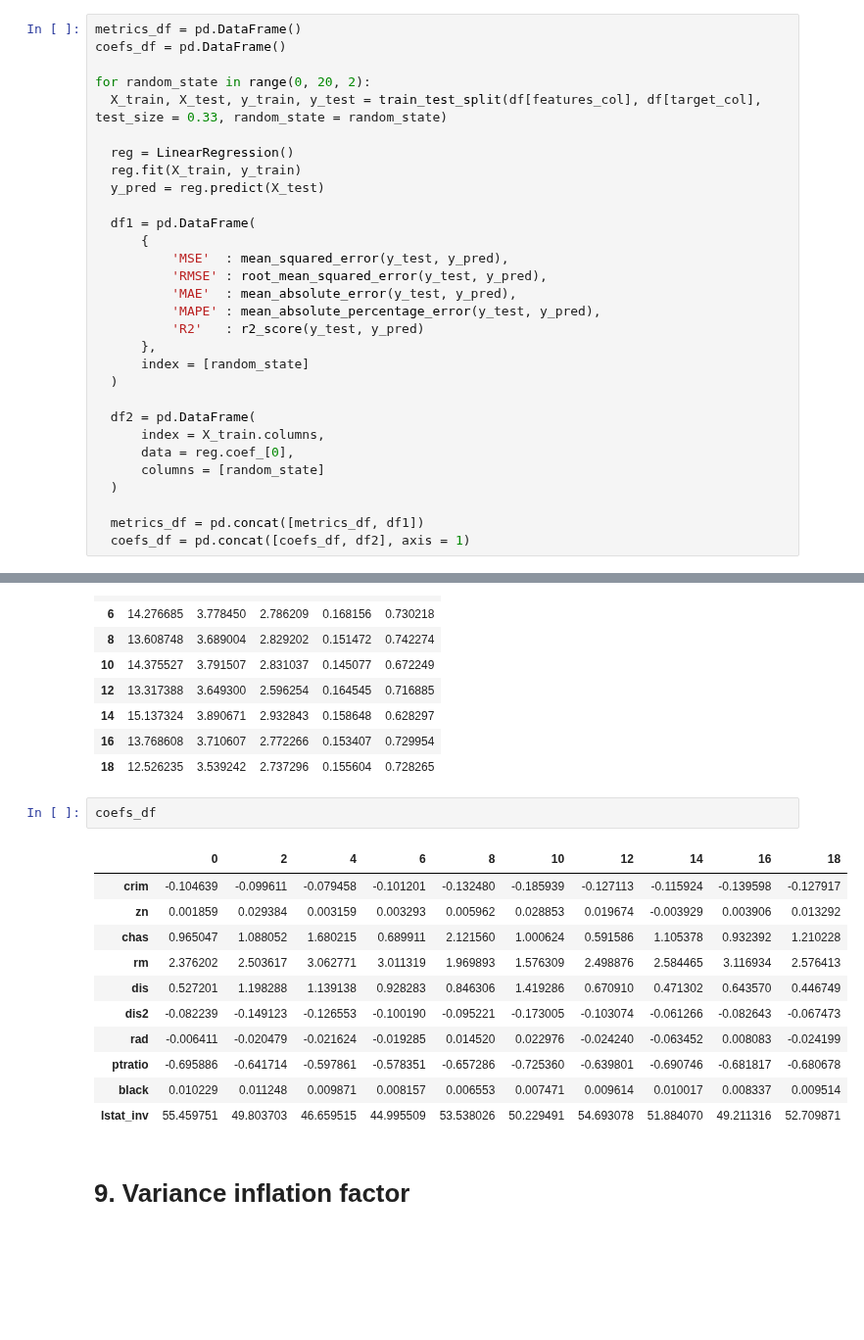
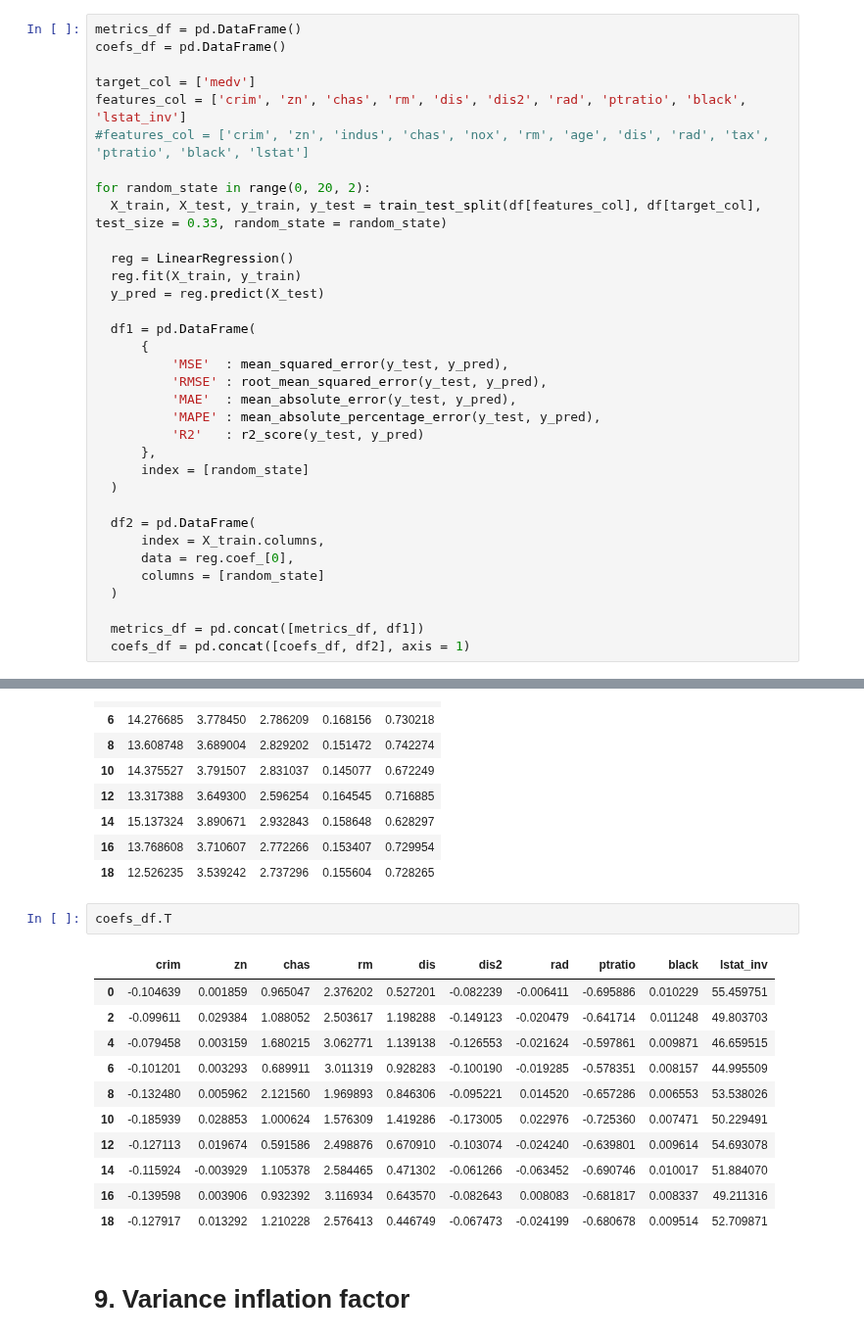
Before and after one commit to tea4erman/Innopolis-2026, a Jupyter notebook: Python/Innopolis_2026_AI_Architect_3_1_3_Polynomial_Regression.ipynb, the cells around one changed output, grey strips where cells are left out. Shown at 98% size. Saved outputs shown, nothing was run; the diff lists cells and outputs as text; blank space fills up the shorter version.

```diff
--- a/Python/Innopolis_2026_AI_Architect_3_1_3_Polynomial_Regression.ipynb
+++ b/Python/Innopolis_2026_AI_Architect_3_1_3_Polynomial_Regression.ipynb
@@ -331,6 +333,10 @@ R2:  0.7384579291351882
 # %%
 metrics_df = pd.DataFrame()
 coefs_df = pd.DataFrame()
+
+target_col = ['medv']
+features_col = ['crim', 'zn', 'chas', 'rm', 'dis', 'dis2', 'rad', 'ptratio', 'black', 'lstat_inv']
+#features_col = ['crim', 'zn', 'indus', 'chas', 'nox', 'rm', 'age', 'dis', 'rad', 'tax', 'ptratio', 'black', 'lstat']
 
 for random_state in range(0, 20, 2):
   X_train, X_test, y_train, y_test = train_test_split(df[features_col], df[target_col], test_size = 0.33, random_state = random_state)
@@ -373,19 +379,19 @@ metrics_df
 | 16 | 13.768608 | 3.710607 | 2.772266 | 0.153407 | 0.729954 |
 | 18 | 12.526235 | 3.539242 | 2.737296 | 0.155604 | 0.728265 |
 # %%
-coefs_df
+coefs_df.T
 # %% [output]
-|  | 0 | 2 | 4 | 6 | 8 | 10 | 12 | 14 | 16 | 18 |
-| crim | -0.104639 | -0.099611 | -0.079458 | -0.101201 | -0.132480 | -0.185939 | -0.127113 | -0.115924 | -0.139598 | -0.127917 |
-| zn | 0.001859 | 0.029384 | 0.003159 | 0.003293 | 0.005962 | 0.028853 | 0.019674 | -0.003929 | 0.003906 | 0.013292 |
-| chas | 0.965047 | 1.088052 | 1.680215 | 0.689911 | 2.121560 | 1.000624 | 0.591586 | 1.105378 | 0.932392 | 1.210228 |
-| rm | 2.376202 | 2.503617 | 3.062771 | 3.011319 | 1.969893 | 1.576309 | 2.498876 | 2.584465 | 3.116934 | 2.576413 |
-| dis | 0.527201 | 1.198288 | 1.139138 | 0.928283 | 0.846306 | 1.419286 | 0.670910 | 0.471302 | 0.643570 | 0.446749 |
-| dis2 | -0.082239 | -0.149123 | -0.126553 | -0.100190 | -0.095221 | -0.173005 | -0.103074 | -0.061266 | -0.082643 | -0.067473 |
-| rad | -0.006411 | -0.020479 | -0.021624 | -0.019285 | 0.014520 | 0.022976 | -0.024240 | -0.063452 | 0.008083 | -0.024199 |
-| ptratio | -0.695886 | -0.641714 | -0.597861 | -0.578351 | -0.657286 | -0.725360 | -0.639801 | -0.690746 | -0.681817 | -0.680678 |
-| black | 0.010229 | 0.011248 | 0.009871 | 0.008157 | 0.006553 | 0.007471 | 0.009614 | 0.010017 | 0.008337 | 0.009514 |
-| lstat_inv | 55.459751 | 49.803703 | 46.659515 | 44.995509 | 53.538026 | 50.229491 | 54.693078 | 51.884070 | 49.211316 | 52.709871 |
+|  | crim | zn | chas | rm | dis | dis2 | rad | ptratio | black | lstat_inv |
+| 0 | -0.104639 | 0.001859 | 0.965047 | 2.376202 | 0.527201 | -0.082239 | -0.006411 | -0.695886 | 0.010229 | 55.459751 |
+| 2 | -0.099611 | 0.029384 | 1.088052 | 2.503617 | 1.198288 | -0.149123 | -0.020479 | -0.641714 | 0.011248 | 49.803703 |
+| 4 | -0.079458 | 0.003159 | 1.680215 | 3.062771 | 1.139138 | -0.126553 | -0.021624 | -0.597861 | 0.009871 | 46.659515 |
+| 6 | -0.101201 | 0.003293 | 0.689911 | 3.011319 | 0.928283 | -0.100190 | -0.019285 | -0.578351 | 0.008157 | 44.995509 |
+| 8 | -0.132480 | 0.005962 | 2.121560 | 1.969893 | 0.846306 | -0.095221 | 0.014520 | -0.657286 | 0.006553 | 53.538026 |
+| 10 | -0.185939 | 0.028853 | 1.000624 | 1.576309 | 1.419286 | -0.173005 | 0.022976 | -0.725360 | 0.007471 | 50.229491 |
+| 12 | -0.127113 | 0.019674 | 0.591586 | 2.498876 | 0.670910 | -0.103074 | -0.024240 | -0.639801 | 0.009614 | 54.693078 |
+| 14 | -0.115924 | -0.003929 | 1.105378 | 2.584465 | 0.471302 | -0.061266 | -0.063452 | -0.690746 | 0.010017 | 51.884070 |
+| 16 | -0.139598 | 0.003906 | 0.932392 | 3.116934 | 0.643570 | -0.082643 | 0.008083 | -0.681817 | 0.008337 | 49.211316 |
+| 18 | -0.127917 | 0.013292 | 1.210228 | 2.576413 | 0.446749 | -0.067473 | -0.024199 | -0.680678 | 0.009514 | 52.709871 |
 # %% [markdown]
 # 9. Variance inflation factor
 # %%
```
Also changed, not shown: parts of 12 cells of this notebook.
